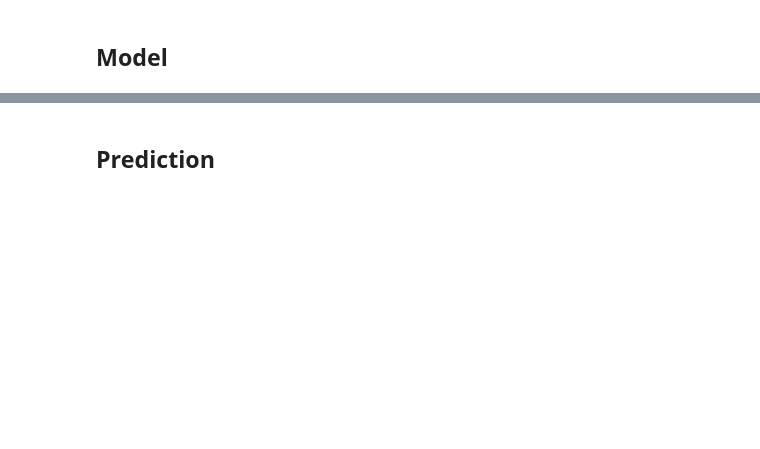
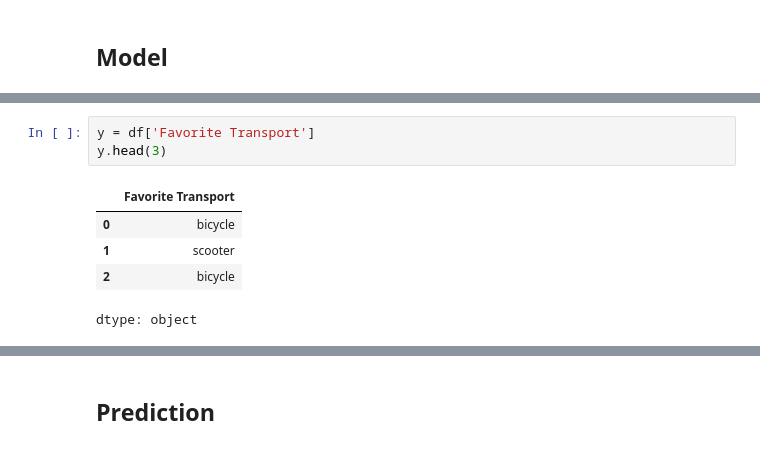
Before and after one commit to plavez/Jupyter, a Jupyter notebook: Scikit_Prediction_and_Evaluation.ipynb, the cells around one changed output, grey strips where cells are left out. Drawn from its saved outputs; the diff is of its cells as text; blank space fills up the shorter version.

```diff
--- a/Scikit_Prediction_and_Evaluation.ipynb
+++ b/Scikit_Prediction_and_Evaluation.ipynb
@@ -96,0 +131,9 @@ X
+# %%
+y = df['Favorite Transport']
+y.head(3)
+# %% [output]
+|  | Favorite Transport |
+| 0 | bicycle |
+| 1 | scooter |
+| 2 | bicycle |
+dtype: object
```
Also changed, not shown: parts of 23 cells of this notebook.
